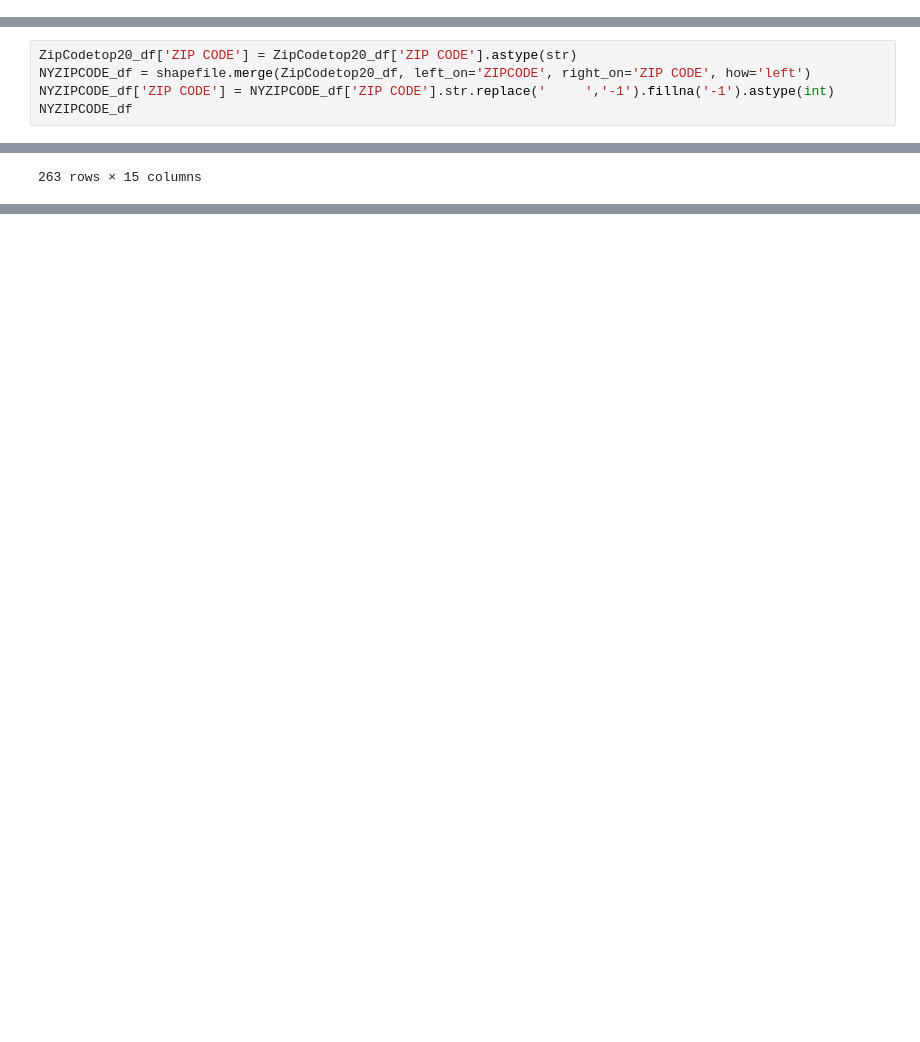
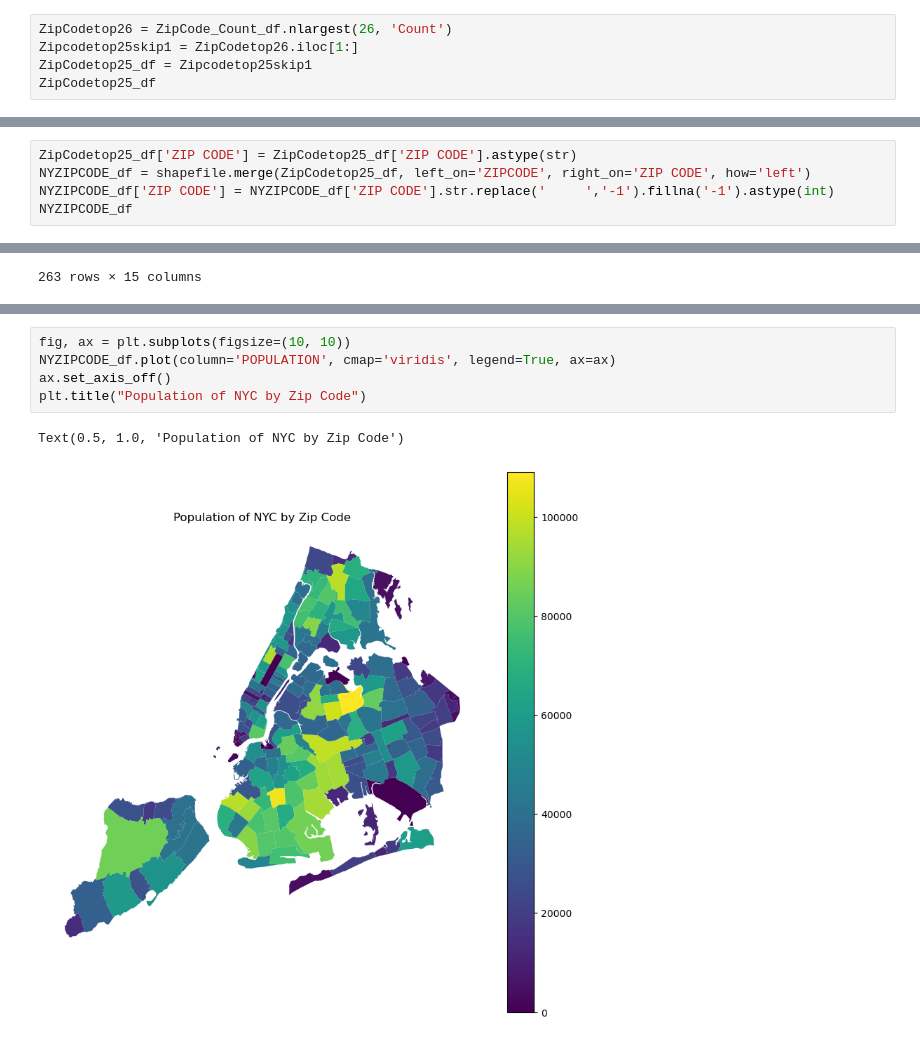
Before and after one commit to claytonstewart40/NYC-Vehicle-Collisions-Project-1, a Jupyter notebook: Q1/Question_1_code.ipynb, the cells around one changed output, grey strips where cells are left out. Cells and saved outputs as stored; diff of their text form; blank space fills up the shorter version.

```diff
--- a/Q1/Question_1_code.ipynb
+++ b/Q1/Question_1_code.ipynb
@@ -356,0 +295,5 @@ ZipCodetop20_df
+# %%
+ZipCodetop26 = ZipCode_Count_df.nlargest(26, 'Count')
+Zipcodetop25skip1 = ZipCodetop26.iloc[1:]
+ZipCodetop25_df = Zipcodetop25skip1
+ZipCodetop25_df
@@ -357,8 +318,8 @@ ZipCodetop20_df
 # %%
 shapefile = gpd.read_file("Q1_resources/NYZIPCODES/ZIP_CODE_040114.shp")
 # %%
-ZipCodetop20_df['ZIP CODE'] = ZipCodetop20_df['ZIP CODE'].astype(str)
-NYZIPCODE_df = shapefile.merge(ZipCodetop20_df, left_on='ZIPCODE', right_on='ZIP CODE', how='left')
+ZipCodetop25_df['ZIP CODE'] = ZipCodetop25_df['ZIP CODE'].astype(str)
+NYZIPCODE_df = shapefile.merge(ZipCodetop25_df, left_on='ZIPCODE', right_on='ZIP CODE', how='left')
 NYZIPCODE_df['ZIP CODE'] = NYZIPCODE_df['ZIP CODE'].str.replace('     ','-1').fillna('-1').astype(int)
 NYZIPCODE_df
 # %% [output]
@@ -396,0 +379,8 @@ shapefile.boundary.plot(ax=ax, color='red', linewidth=0.5)
+# %%
+fig, ax = plt.subplots(figsize=(10, 10))
+NYZIPCODE_df.plot(column='POPULATION', cmap='viridis', legend=True, ax=ax)
+ax.set_axis_off()
+plt.title("Population of NYC by Zip Code")
+# %% [output]
+Text(0.5, 1.0, 'Population of NYC by Zip Code')
+[figure, added]
```
Also changed, not shown: parts of 12 cells of this notebook.
